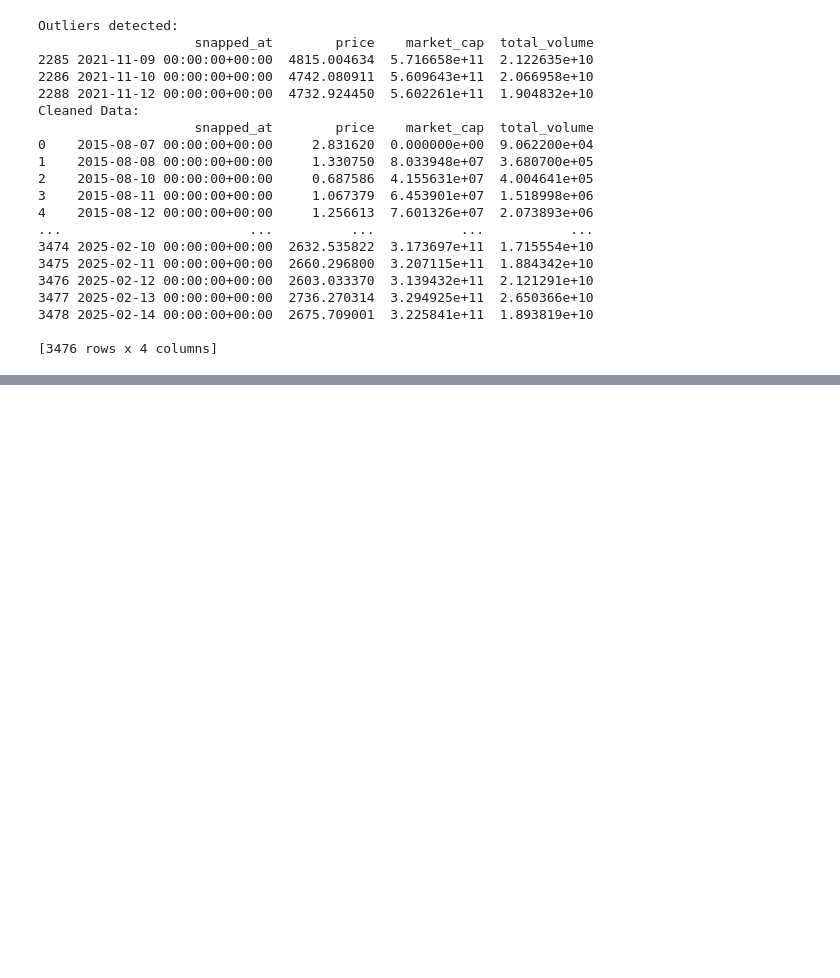
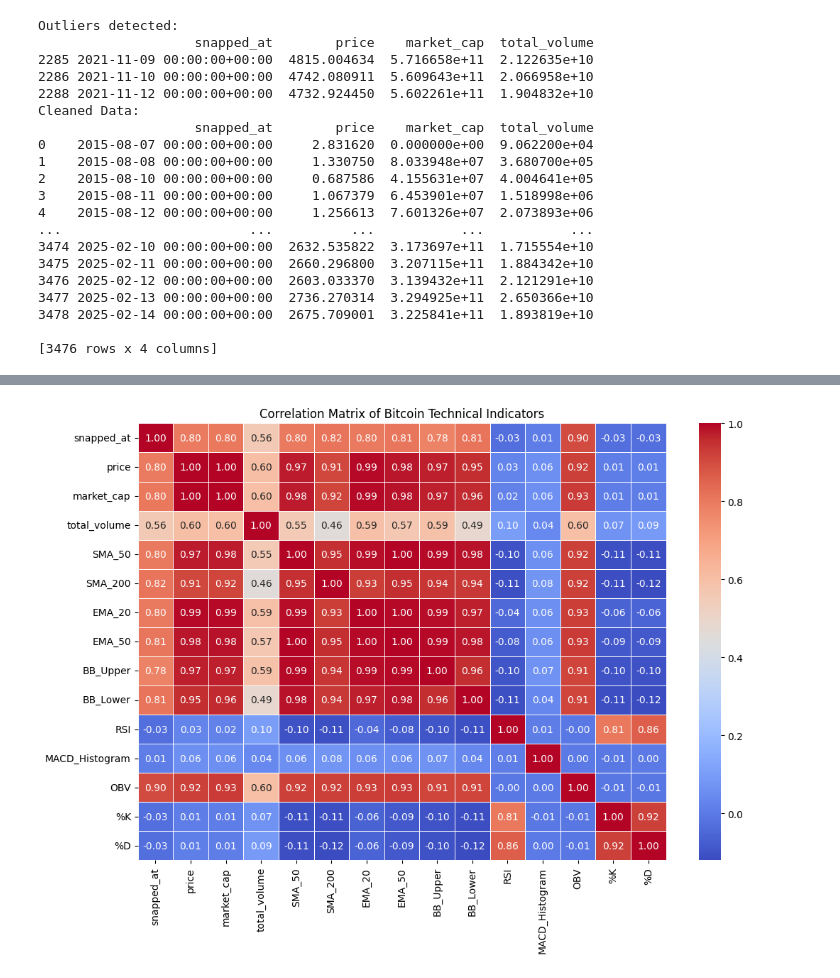
Before and after one commit to SaiTejaBorgam/Data-Science-Project, a Jupyter notebook: Project code.ipynb, the cells around one changed output, grey strips where cells are left out. Cells and saved outputs as stored; diff of their text form; code cells hidden in the pictures; blank space fills up the shorter version.

```diff
--- a/Project code.ipynb
+++ b/Project code.ipynb
@@ -341,0 +333,9 @@ See the caveats in the documentation: https://pandas.pydata.org/pandas-docs/stab
+# %%
+Ethereum_afterclean["OBV"] = 0
+for i in range(1, len(Ethereum_afterclean)):
+    if Ethereum_afterclean["price"].iloc[i] > Ethereum_afterclean["price"].iloc[i - 1]:
+        Ethereum_afterclean.loc[Ethereum_afterclean.index[i], "OBV"] = Ethereum_afterclean["OBV"].iloc[i - 1] + Ethereum_afterclean["total_volume"].iloc[i]
+    elif Ethereum_afterclean["price"].iloc[i] < Ethereum_afterclean["price"].iloc[i - 1]:
+        Ethereum_afterclean.loc[Ethereum_afterclean.index[i], "OBV"] = Ethereum_afterclean["OBV"].iloc[i - 1] - Ethereum_afterclean["total_volume"].iloc[i]
+    else:
+        Ethereum_afterclean.loc[Ethereum_afterclean.index[i], "OBV"] = Ethereum_afterclean["OBV"].iloc[i - 1]
@@ -342,3 +353,13 @@ See the caveats in the documentation: https://pandas.pydata.org/pandas-docs/stab
+# %%
+n = 14
+Ethereum_afterclean["Lowest_n"] = Ethereum_afterclean["price"].rolling(window=n, min_periods=1).min()
+Ethereum_afterclean["Highest_n"] = Ethereum_afterclean["price"].rolling(window=n, min_periods=1).max()
+
+# Calculate %K
+Ethereum_afterclean["%K"] = ((Ethereum_afterclean["price"] - Ethereum_afterclean["Lowest_n"]) /
+                             (Ethereum_afterclean["Highest_n"] - Ethereum_afterclean["Lowest_n"])) * 100
+# Calculate %D
+Ethereum_afterclean["%D"] = Ethereum_afterclean["%K"].rolling(window=3, min_periods=1).mean()
 # %%
 Bitcoin_afterclean.tail()
 # %% [output]
@@ -359,0 +398,2 @@ Ethereum_afterclean.tail()
+# %%
+Ethereum_TI = Ethereum_afterclean[["snapped_at", "price","market_cap","total_volume" ,"SMA_50", "SMA_200", "EMA_20", "EMA_50", "BB_Upper", "BB_Lower", "RSI", "MACD_Histogram","OBV","%K","%D"]]
@@ -359,0 +409,12 @@ Ethereum_afterclean.tail()
+# %%
+corr_matrix = Ethereum_TI.corr()
+
+# Plot the heatmap
+plt.figure(figsize=(12, 8))
+sns.heatmap(corr_matrix, annot=True, cmap="coolwarm", fmt=".2f", linewidths=0.5)
+
+plt.title("Correlation Matrix of Bitcoin Technical Indicators")
+
+plt.show()
+# %% [output]
+[figure, added]
```
Also changed, not shown: parts of 22 cells of this notebook.
